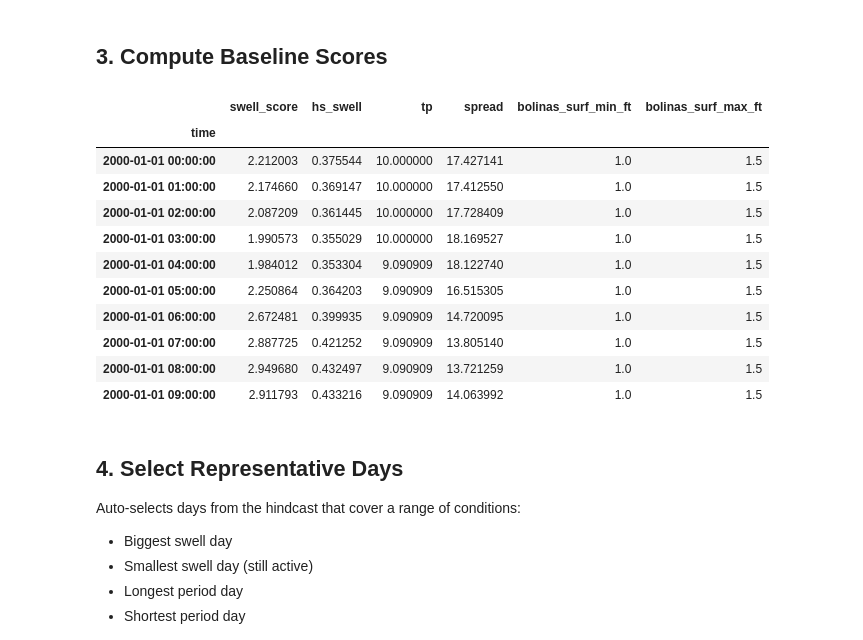
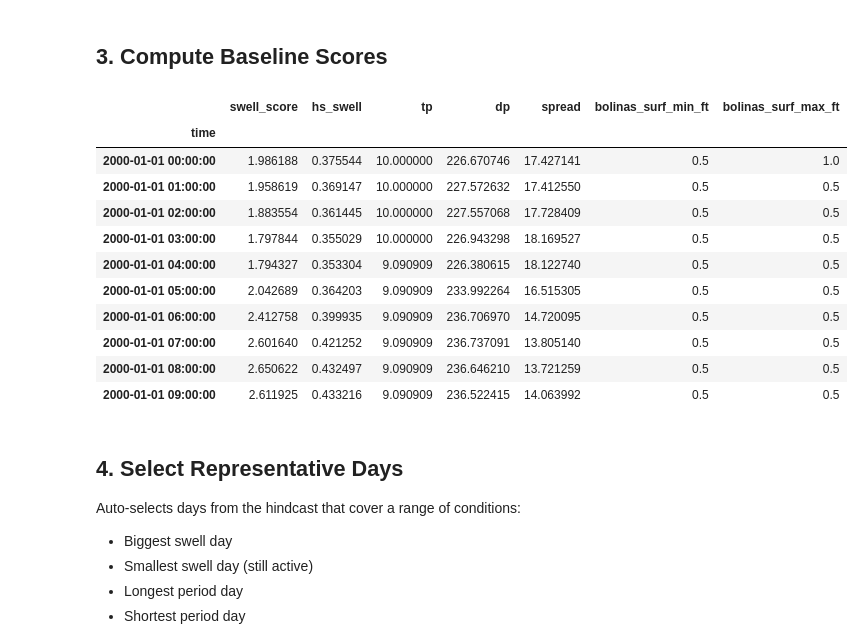
Before and after one commit to hslord/bolinas-surf-forecast, a Jupyter notebook: simulations/config_tuning.ipynb, the cells around one changed output. Drawn from its saved outputs; the diff is of its cells as text; code cells hidden in the pictures.

```diff
--- a/simulations/config_tuning.ipynb
+++ b/simulations/config_tuning.ipynb
@@ -34,11 +34,23 @@ HINDCAST_URL = (
     "cdip/model/MOP_alongshore/MA147_hindcast.nc"
 )
 
-ds = xr.open_dataset(HINDCAST_URL, engine="netcdf4")
-ds_swell = ds.sel(waveFrequency=ds.waveFrequency[ds.waveFrequency <= 0.12]).load()
+hc = xr.open_dataset(HINDCAST_URL, engine="netcdf4")
+hc_swell = hc.sel(waveFrequency=hc.waveFrequency[hc.waveFrequency <= 0.12]).load()
 
-print(f"Loaded {len(ds_swell.waveTime)} timesteps")
-print(f"Time range: {pd.Timestamp(ds_swell.waveTime.values[0])} to {pd.Timestamp(ds_swell.waveTime.values[-1])}")
+print(f"Loaded {len(hc_swell.waveTime)} timesteps")
+print(f"Time range: {pd.Timestamp(hc_swell.waveTime.values[0])} to {pd.Timestamp(hc_swell.waveTime.values[-1])}")
 # %% [output]
 Loaded 221328 timesteps
 Time range: 2000-01-01 00:00:00 to 2025-03-31 23:00:00
+# %%
+NOWCAST_URL = (
+    "https://thredds.cdip.ucsd.edu/thredds/dodsC/"
+    "cdip/model/MOP_alongshore/MA147_nowcast.nc"
+)
+
+nc = xr.open_dataset(NOWCAST_URL, engine="netcdf4")
+nc_swell = nc.sel(waveFrequency=nc.waveFrequency[nc.waveFrequency <= 0.12]).load()
+
+print(f"Loaded {len(nc_swell.waveTime)} timesteps")
+print(f"Time range: {pd.Timestamp(nc_swell.waveTime.values[0])} to {pd.Timestamp(nc_swell.waveTime.values[-1])}")
+print(nc_swell.dims)
@@ -45,3 +61,5 @@ Time range: 2000-01-01 00:00:00 to 2025-03-31 23:00:00
+# %%
+ds_swell = xr.concat([hc_swell, nc_swell], dim='waveTime')
 # %% [markdown]
 ## 2. Load Baseline Config
 # %%
@@ -59,30 +77,30 @@ Nearshore: {'range_factor': 0.15, 'range_period_min': 12, 'range_step': 0.01}
 # %%
 def score_with_config(ds, surf_cfg):
     """Compute swell scores and surf heights for a given config."""
     scores = compute_swell_score(ds, surf_cfg)
     heights = scores.apply(
         lambda row: predict_bolinas_surf_height(
-            row["hs_swell"] * 3.28084, row["tp"], surf_cfg["nearshore"]
+            row["hs_swell"] * 3.28084, row["tp"], row["dp"], surf_cfg["nearshore"]
         ),
         axis=1,
     )
     return pd.concat([scores, pd.DataFrame(heights.tolist(), index=scores.index)], axis=1)
 
 baseline_scores = score_with_config(ds_swell, baseline_surf)
-baseline_scores[["swell_score", "hs_swell", "tp", "spread", "bolinas_surf_min_ft", "bolinas_surf_max_ft"]].head(10)
+baseline_scores[["swell_score", "hs_swell", "tp", "dp", "spread", "bolinas_surf_min_ft", "bolinas_surf_max_ft"]].head(10)
 # %% [output]
-|  | swell_score | hs_swell | tp | spread | bolinas_surf_min_ft | bolinas_surf_max_ft |
-| time |  |  |  |  |  |  |
-| 2000-01-01 00:00:00 | 2.212003 | 0.375544 | 10.000000 | 17.427141 | 1.0 | 1.5 |
-| 2000-01-01 01:00:00 | 2.174660 | 0.369147 | 10.000000 | 17.412550 | 1.0 | 1.5 |
-| 2000-01-01 02:00:00 | 2.087209 | 0.361445 | 10.000000 | 17.728409 | 1.0 | 1.5 |
-| 2000-01-01 03:00:00 | 1.990573 | 0.355029 | 10.000000 | 18.169527 | 1.0 | 1.5 |
-| 2000-01-01 04:00:00 | 1.984012 | 0.353304 | 9.090909 | 18.122740 | 1.0 | 1.5 |
-| 2000-01-01 05:00:00 | 2.250864 | 0.364203 | 9.090909 | 16.515305 | 1.0 | 1.5 |
-| 2000-01-01 06:00:00 | 2.672481 | 0.399935 | 9.090909 | 14.720095 | 1.0 | 1.5 |
-| 2000-01-01 07:00:00 | 2.887725 | 0.421252 | 9.090909 | 13.805140 | 1.0 | 1.5 |
-| 2000-01-01 08:00:00 | 2.949680 | 0.432497 | 9.090909 | 13.721259 | 1.0 | 1.5 |
-| 2000-01-01 09:00:00 | 2.911793 | 0.433216 | 9.090909 | 14.063992 | 1.0 | 1.5 |
+|  | swell_score | hs_swell | tp | dp | spread | bolinas_surf_min_ft | bolinas_surf_max_ft |
+| time |  |  |  |  |  |  |  |
+| 2000-01-01 00:00:00 | 1.986188 | 0.375544 | 10.000000 | 226.670746 | 17.427141 | 0.5 | 1.0 |
+| 2000-01-01 01:00:00 | 1.958619 | 0.369147 | 10.000000 | 227.572632 | 17.412550 | 0.5 | 0.5 |
+| 2000-01-01 02:00:00 | 1.883554 | 0.361445 | 10.000000 | 227.557068 | 17.728409 | 0.5 | 0.5 |
+| 2000-01-01 03:00:00 | 1.797844 | 0.355029 | 10.000000 | 226.943298 | 18.169527 | 0.5 | 0.5 |
+| 2000-01-01 04:00:00 | 1.794327 | 0.353304 | 9.090909 | 226.380615 | 18.122740 | 0.5 | 0.5 |
+| 2000-01-01 05:00:00 | 2.042689 | 0.364203 | 9.090909 | 233.992264 | 16.515305 | 0.5 | 0.5 |
+| 2000-01-01 06:00:00 | 2.412758 | 0.399935 | 9.090909 | 236.706970 | 14.720095 | 0.5 | 0.5 |
+| 2000-01-01 07:00:00 | 2.601640 | 0.421252 | 9.090909 | 236.737091 | 13.805140 | 0.5 | 0.5 |
+| 2000-01-01 08:00:00 | 2.650622 | 0.432497 | 9.090909 | 236.646210 | 13.721259 | 0.5 | 0.5 |
+| 2000-01-01 09:00:00 | 2.611925 | 0.433216 | 9.090909 | 236.522415 | 14.063992 | 0.5 | 0.5 |
 # %% [markdown]
 ## 4. Select Representative Days
 
```
Also changed, not shown: parts of 10 cells of this notebook, 6 other files.
